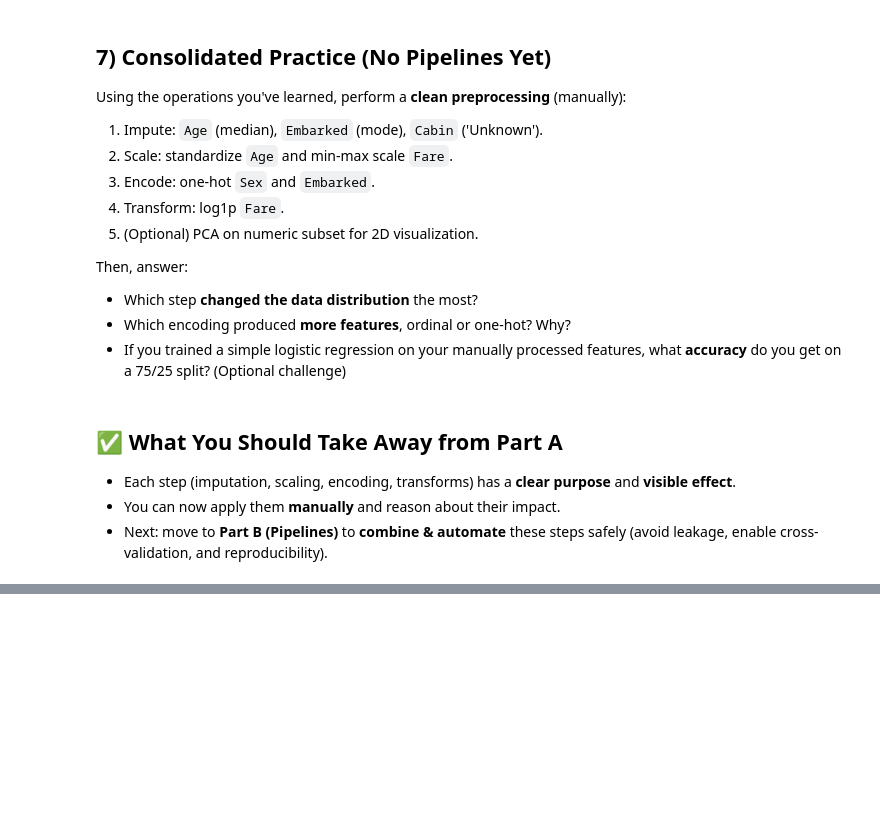
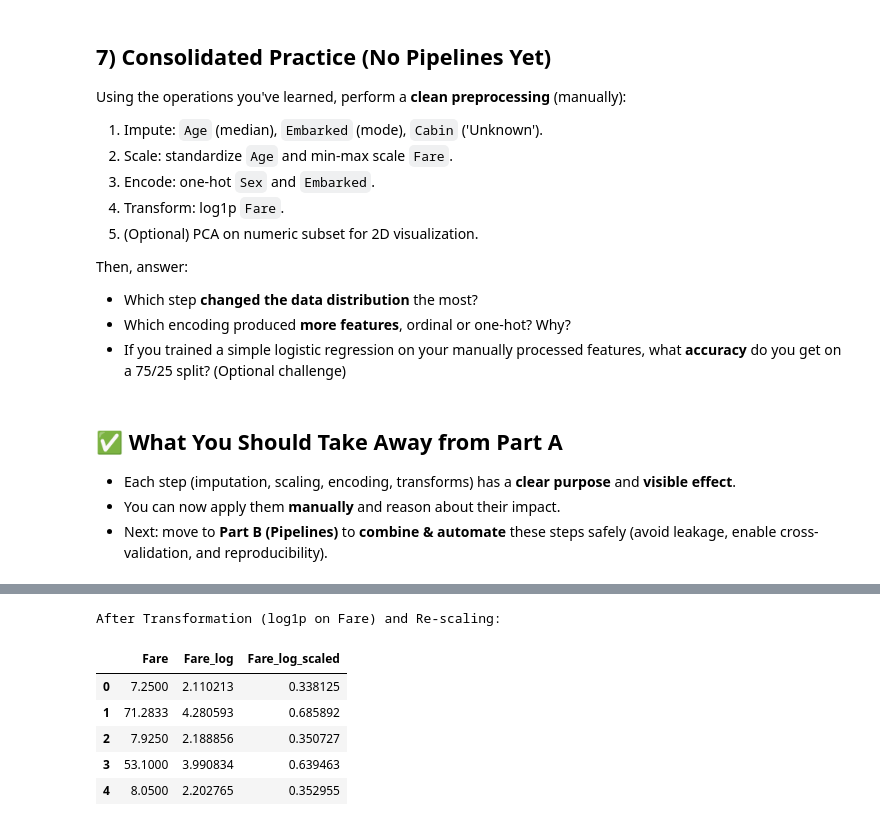
Before and after one commit to Likhith623/ML-LAB, a Jupyter notebook: LAB3_AP23110010253.ipynb, the cells around one changed output, grey strips where cells are left out. Saved outputs shown, nothing was run; the diff lists cells and outputs as text; code cells hidden in the pictures; blank space fills up the shorter version.

```diff
--- a/LAB3_AP23110010253.ipynb
+++ b/LAB3_AP23110010253.ipynb
@@ -424,0 +536,13 @@ Then, answer:
+# %%
+# 3) Encode categorical variables
+# One-hot encode Sex
+ohe_sex = pd.get_dummies(df_processed['Sex'], prefix='Sex', drop_first=True) # drop_first to avoid multicollinearity
+
+# One-hot encode Embarked
+ohe_embarked = pd.get_dummies(df_processed['Embarked'], prefix='Embarked', drop_first=True) # drop_first to avoid multicollinearity
+
+# Concatenate encoded features with the dataframe
+df_processed = pd.concat([df_processed, ohe_sex, ohe_embarked], axis=1)
+
+print("\nAfter Encoding:")
+display(df_processed.head())
@@ -424,0 +557,21 @@ Then, answer:
+# %%
+# 4) Transform Fare (log1p) - apply to the original Fare column before scaling, or scaled Fare?
+# It's generally better to apply transformations before scaling. apply to the original Fare column.
+# Re-doing scaling on log-transformed Fare.
+
+df_processed['Fare_log'] = np.log1p(df_processed['Fare'])
+
+# Re-scale the log-transformed Fare
+sc_mm_fare_log = MinMaxScaler()
+df_processed['Fare_log_scaled'] = sc_mm_fare_log.fit_transform(df_processed[['Fare_log']])
+
+print("\nAfter Transformation (log1p on Fare) and Re-scaling:")
+display(df_processed[['Fare', 'Fare_log', 'Fare_log_scaled']].head())
+# %% [output]
+After Transformation (log1p on Fare) and Re-scaling:
+|  | Fare | Fare_log | Fare_log_scaled |
+| 0 | 7.2500 | 2.110213 | 0.338125 |
+| 1 | 71.2833 | 4.280593 | 0.685892 |
+| 2 | 7.9250 | 2.188856 | 0.350727 |
+| 3 | 53.1000 | 3.990834 | 0.639463 |
+| 4 | 8.0500 | 2.202765 | 0.352955 |
```
Also changed, not shown: parts of 13 cells of this notebook.
